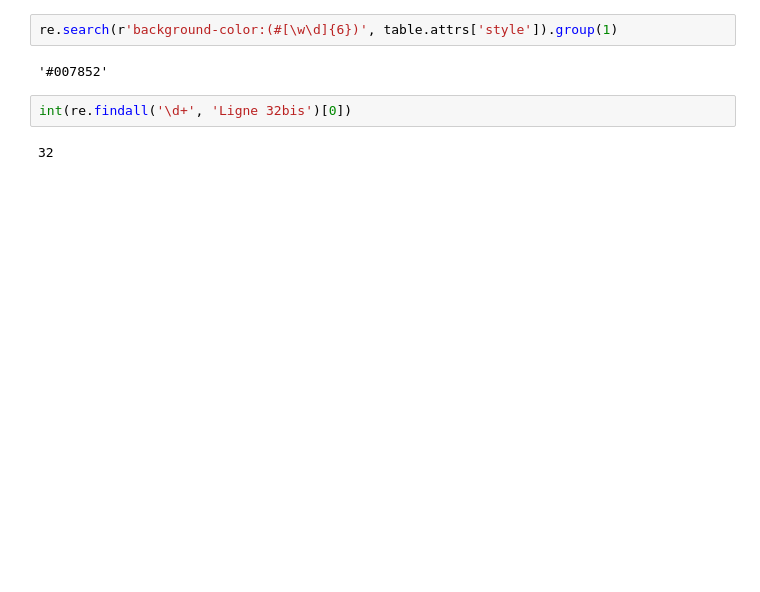
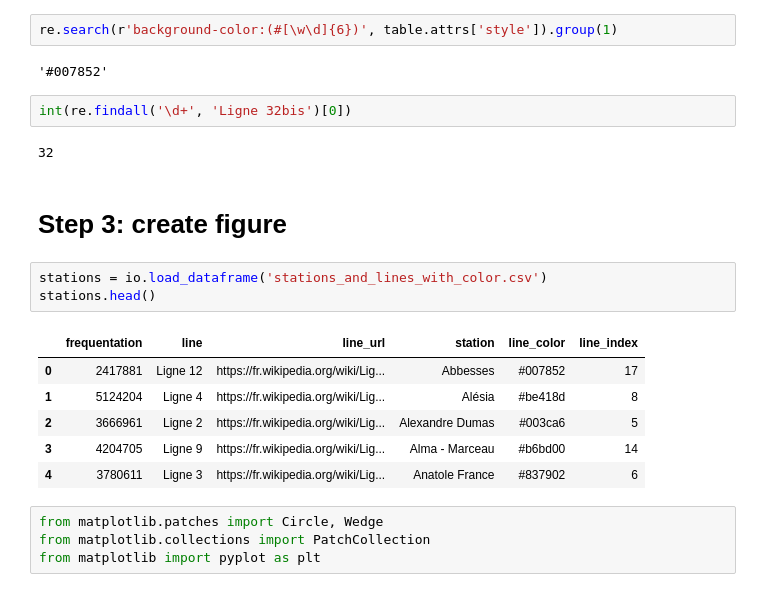
Before and after one commit to BenjaminHabert/Paris_Subway_Dataviz, a Jupyter notebook: notebooks/2018-06-05_brouillon.ipynb, the cells around one changed output. Saved outputs shown, nothing was run; the diff lists cells and outputs as text; blank space fills up the shorter version.

```diff
--- a/notebooks/2018-06-05_brouillon.ipynb
+++ b/notebooks/2018-06-05_brouillon.ipynb
@@ -146,3 +146,19 @@ re.search(r'background-color:(#[\w\d]{6})', table.attrs['style']).group(1)
 int(re.findall('\d+', 'Ligne 32bis')[0])
 # %% [output]
 32
+# %% [markdown]
+# Step 3: create figure
+# %%
+stations = io.load_dataframe('stations_and_lines_with_color.csv')
+stations.head()
+# %% [output]
+|  | frequentation | line | line_url | station | line_color | line_index |
+| 0 | 2417881 | Ligne 12 | https://fr.wikipedia.org/wiki/Lig... | Abbesses | #007852 | 17 |
+| 1 | 5124204 | Ligne 4 | https://fr.wikipedia.org/wiki/Lig... | Alésia | #be418d | 8 |
+| 2 | 3666961 | Ligne 2 | https://fr.wikipedia.org/wiki/Lig... | Alexandre Dumas | #003ca6 | 5 |
+| 3 | 4204705 | Ligne 9 | https://fr.wikipedia.org/wiki/Lig... | Alma - Marceau | #b6bd00 | 14 |
+| 4 | 3780611 | Ligne 3 | https://fr.wikipedia.org/wiki/Lig... | Anatole France | #837902 | 6 |
+# %%
+from matplotlib.patches import Circle, Wedge
+from matplotlib.collections import PatchCollection
+from matplotlib import pyplot as plt
```
Also changed, not shown: parts of 6 cells of this notebook, 3 other files.
